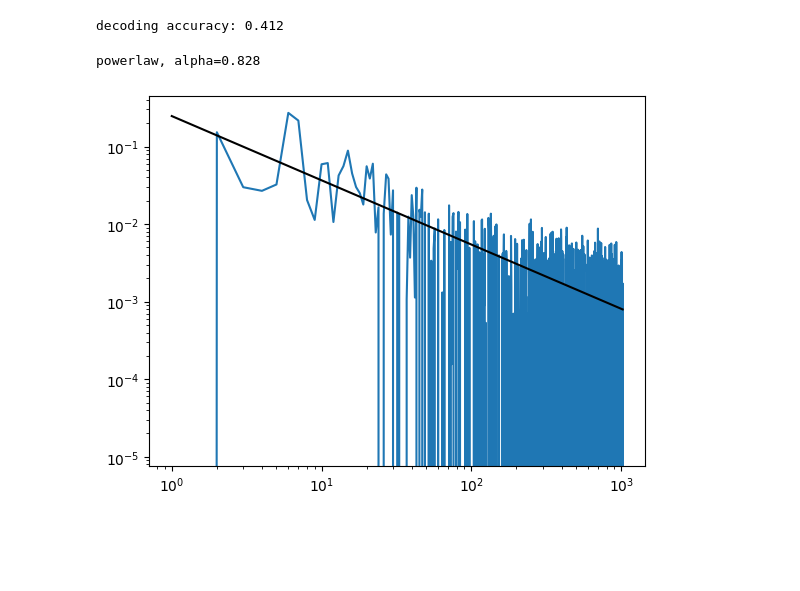
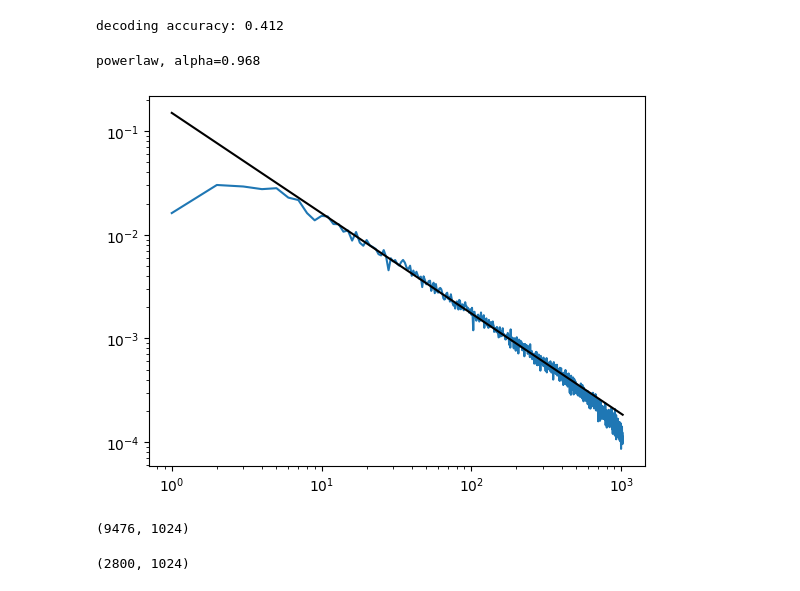
Before and after one commit to matthijsoudelohuis/molanalysis, a Jupyter notebook: cvPCA/powerlaws.ipynb, the cells around one changed output. Drawn from its saved outputs; the diff is of its cells as text; code cells hidden in the pictures; blank space fills up the shorter version.

```diff
--- a/cvPCA/powerlaws.ipynb
+++ b/cvPCA/powerlaws.ipynb
@@ -133,18 +185,20 @@ sresp[1,:,:] = my_shuffle(sresp[1,:,:],method='random')
 # %%
 ### sanity check - is the powerlaw close to 1 ?
 # powerlaw
 
 # compute cvPCA
-ss = utils_cvPCA.shuff_cvPCA(sresp)
+# ss = utils_cvPCA.shuff_cvPCA(sresp)
+# ss = ss.mean(axis=0)
+
+ss = utils_cvPCA.cvPCA(sresp)
 
 # compute powerlaw of averaged shuffles
-ss = ss.mean(axis=0)
 alpha,ypred = utils_cvPCA.get_powerlaw(ss/ss.sum(), np.arange(11,5e2).astype(int))
 print('powerlaw, alpha=%2.3f'%alpha)
 
 plt.loglog(np.arange(0,ss.size)+1, ss/ss.sum())
 plt.loglog(np.arange(0,ss.size)+1, ypred, c='k')
 plt.show()
 # %% [output]
-powerlaw, alpha=0.828
+powerlaw, alpha=0.968
-[figure, old version]
+[figure, new version]
@@ -150,0 +228,8 @@ powerlaw, alpha=0.828
+# %%
+np.shape(pca.transform(X[0].T))
+# %% [output]
+(9476, 1024)
+# %%
+np.shape(u)
+# %% [output]
+(2800, 1024)
```
Also changed, not shown: parts of 10 cells of this notebook, 1 other file.
